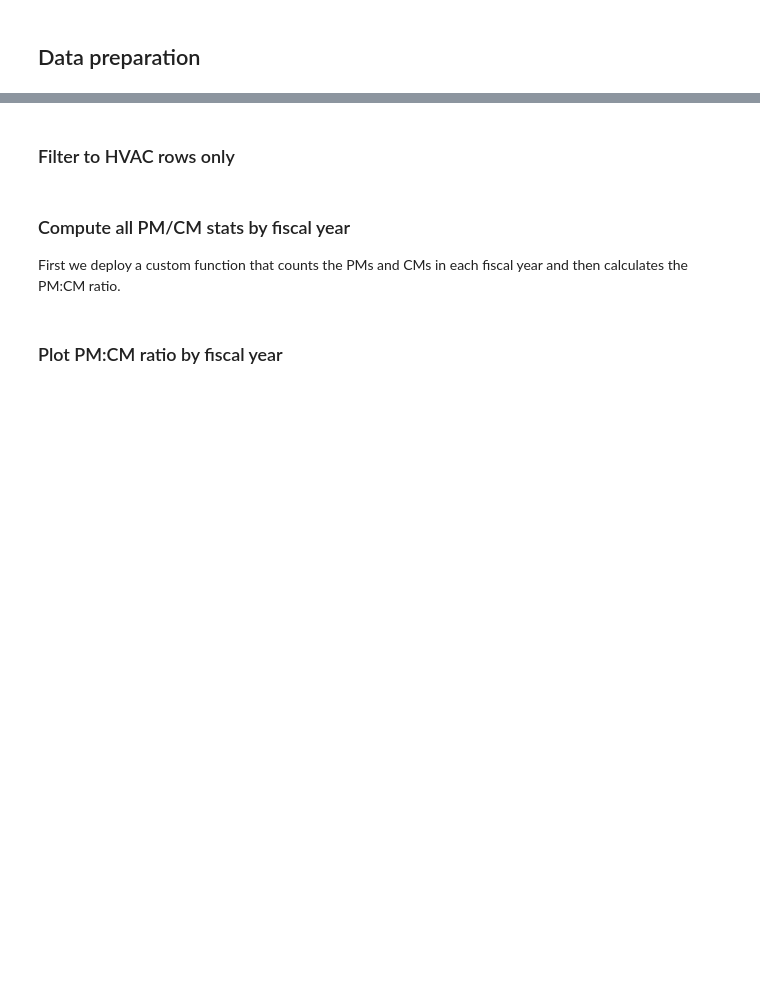
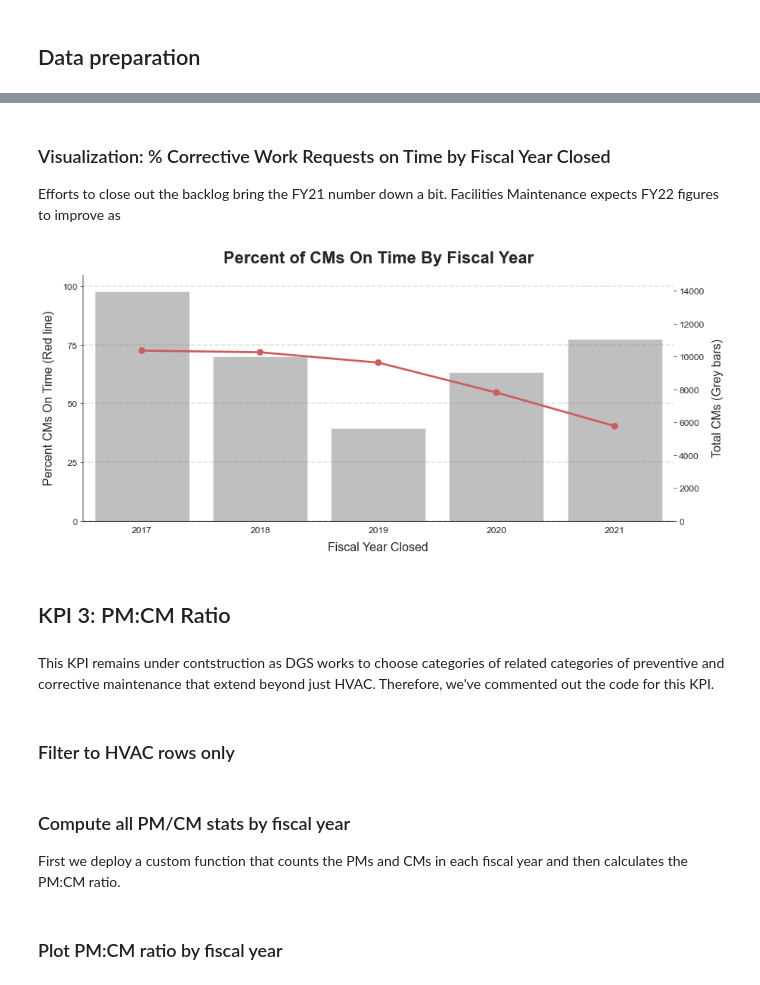
Before and after one commit to department-of-general-services/KPI_central, a Jupyter notebook: FMD_scorecard.ipynb, the cells around one changed output, grey strips where cells are left out. Cells and saved outputs as stored; diff of their text form; code cells hidden in the pictures; blank space fills up the shorter version.

```diff
--- a/FMD_scorecard.ipynb
+++ b/FMD_scorecard.ipynb
@@ -423,0 +261,17 @@ PM_list = [
+# %%
+wr_cm = wr_main.copy()
+
+pm_list = [
+    "BUILDING INTERIOR INSPECTION",
+    "BUILDING PM",
+    "HVAC|PM",
+    "INSPECTION",
+    "PREVENTIVE MAINT",
+]
+
+cond_cm = ~wr_cm["problem_type"].isin(pm_list)
+wr_cm = wr_cm[cond_cm]
+
+print(
+    f"Selecting only corrective maintenance jobs leaves us with {len(wr_cm):,} rows."
+)
@@ -423,0 +294,5 @@ PM_list = [
+# %%
+# assign a benchmark of 30 days for small number of WRs without benchmarks
+wr_cm["benchmark"] = wr_cm["benchmark"].fillna(30)
+# compute whether jobs are on time
+cms_on_time = wr_cm.apply(compute_is_on_time, axis=1)
@@ -423,0 +301,5 @@ PM_list = [
+# %%
+cm_compliance = compute_kpi_table(
+    cms_on_time, "percent_CMs_on_time", "total_CMs", grouping_var="fiscal_year"
+)
+cm_compliance
@@ -423,0 +314,21 @@ PM_list = [
+# %% [markdown]
+### Visualization: % Corrective Work Requests on Time by Fiscal Year Closed
+Efforts to close out the backlog bring the FY21 number down a bit. Facilities Maintenance expects FY22 figures to improve as
+# %%
+pointplot_with_barplot(
+    cm_compliance,
+    x="fiscal_year",
+    point_y="percent_CMs_on_time",
+    bar_y="total_CMs",
+    ymax_bar=15_000,
+    xlabel="Fiscal Year Closed",
+    ylabel_point="Percent CMs On Time (Red line)",
+    ylabel_bar="Total CMs (Grey bars)",
+    title="Percent of CMs On Time By Fiscal Year",
+)
+# %% [output]
+[figure, added]
+# %% [markdown]
+## KPI 3: PM:CM Ratio
+# %% [markdown]
+This KPI remains under contstruction as DGS works to choose categories of related categories of preventive and corrective maintenance that extend beyond just HVAC. Therefore, we've commented out the code for this KPI.
```
Also changed, not shown: parts of 126 cells of this notebook.
